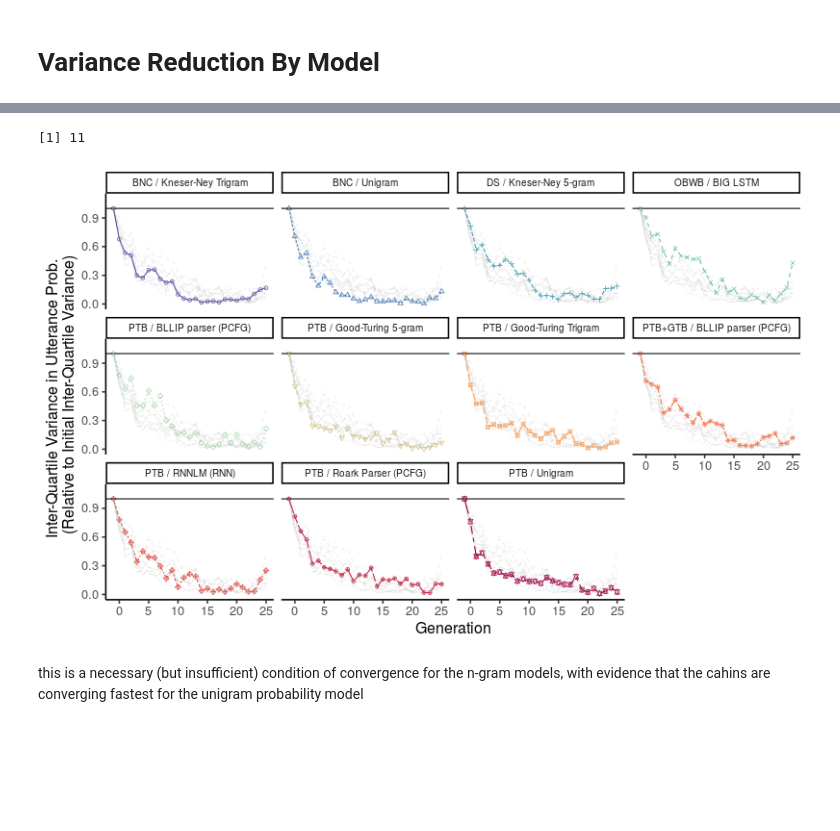
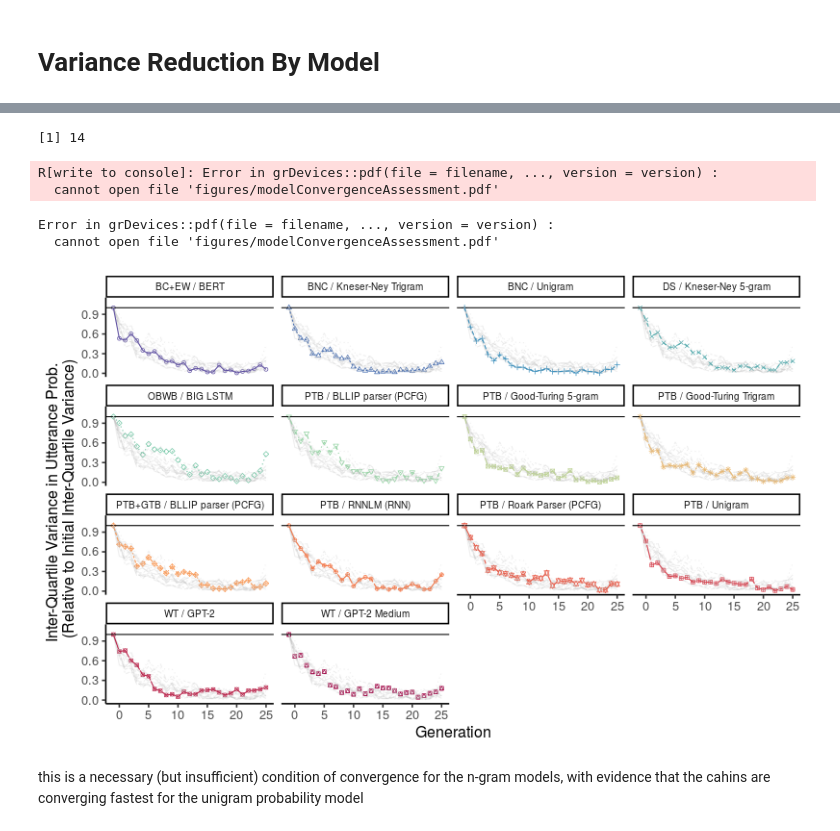
Before and after one commit to smeylan/telephone-analysis-public, a Jupyter notebook: Aggregate Chain Results Under LMs.ipynb, the cells around one changed output, grey strips where cells are left out. Saved outputs shown, nothing was run; the diff lists cells and outputs as text; code cells hidden in the pictures; blank space fills up the shorter version.

Commit message:
code for tentative results on GPT-2/BERT

```diff
--- a/Aggregate Chain Results Under LMs.ipynb
+++ b/Aggregate Chain Results Under LMs.ipynb
@@ -167,3 +231,12 @@ language_model_measures = ['biglm_probability', u'WSJ_Roark_Negative.Log.Probabi
+# %%
+all_runs = pd.read_csv('./intermediate_results/all_runs_raw_model_outputs.csv')
+# %%
+language_model_measures = ['biglm_probability', u'WSJ_Roark_Negative.Log.Probability',
+          u'BNC_KNN_unigramProb', u'BNC_KNN_trigramProb','kenlm_probability','bllip_probability',
+        'bllip_wsj_probability', 'mikolov_wsj_probability','WSJ_gt_unigramProb'
+        ,'WSJ_gt_trigramProb', 'WSJ_gt_5gramProb',
+                           'gpt2_normal_probability', 'gpt2_medium_probability', 'bert_probability',
+]
 # %%
 # normalize all language model measures by the number of words
 all_runs['length_in_words'] = [telephone_analysis.getLengthInWords(x, {}) for x in all_runs['user_candidate_transcription']]
@@ -436,0 +519,2 @@ normalizedVars = ['normalized_'+ x for x in ['biglm_probability', u'WSJ_Roark_Ne
+# %%
+normalizedVars = ['normalized_'+ x for x in language_model_measures]
@@ -489,36 +571,43 @@ def varianceReductionPlot(df, measureVars, graphTitle, maxGeneration=0):
         "BNC_KNN_unigramProb" = "BNC / Unigram", \
         "WSJ_Roark_Negative.Log.Probability" = "PTB / Roark Parser (PCFG)", \
         "kenlm_probability" = "DS / Kneser-Ney 5-gram", \
         "bllip_probability" = "PTB+GTB / BLLIP parser (PCFG)", \
         "bllip_wsj_probability" = "PTB / BLLIP parser (PCFG)", \
         "mikolov_wsj_probability" = "PTB / RNNLM (RNN)", \
         "WSJ_gt_unigramProb" = "PTB / Unigram", \
         "WSJ_gt_trigramProb" = "PTB / Good-Turing Trigram", \
-        "WSJ_gt_5gramProb" = "PTB / Good-Turing 5-gram" ))
+        "WSJ_gt_5gramProb" = "PTB / Good-Turing 5-gram", \
+        "gpt2_normal_probability" = "WT / GPT-2", \
+        "gpt2_medium_probability" = "WT / GPT-2 Medium", \
+        "bert_probability" = "BC+EW / BERT" ))
     %R colorCount = length(levels(as.factor(single_df$model)))
     %R print(colorCount)
     %R ref_dfs = do.call('rbind', lapply(unique(single_df$model), function(model){ get_ref_df(model, single_df)}))
     %R p1 = ggplot(single_df)+ theme_classic(base_size = 16) + xlab('Generation') \
     + geom_point(aes(x=upstream_pointer,y=normalized_var, colour=model, shape=model))  \
     + scale_shape_manual(values=1:colorCount) \
     + ylab('Inter-Quartile Variance in Utterance Prob. \n (Relative to Initial Inter-Quartile Variance)') \
     + coord_cartesian(ylim=c(0,1.1)) \
     + geom_hline(yintercept=1)  \
     + geom_line(data=ref_dfs, aes(x=upstream_pointer,y=normalized_var, linetype=line_model),colour='gray', alpha=.25) \
     + geom_line(aes(x=upstream_pointer,y=normalized_var, colour=model, linetype=model)) \
     + guides(shape=guide_legend(title="Model"),colour=guide_legend(title="Model"),linetype=guide_legend(title="Model")) \
     + scale_color_manual(values = rev(colorRampPalette(brewer.pal(11,"Spectral")[c(c(1:4),c(8:11))])(colorCount))) \
     + facet_wrap(~model) \
     + theme(legend.position='none', strip.text.x = element_text(size = 10))
 
     %R ggsave('figures/modelConvergenceAssessment.pdf', plot=p1, height=6, width=12)
     %R  -w 800 -h 500 print(p1)
     return(single_df)
 
 single_df = varianceReductionPlot(all_runs, normalizedVars[::-1], '', maxGeneration=25)
 # %% [output]
-[1] 11
+[1] 14
+R[write to console]: Error in grDevices::pdf(file = filename, ..., version = version) :
+  cannot open file 'figures/modelConvergenceAssessment.pdf'
+Error in grDevices::pdf(file = filename, ..., version = version) :
+  cannot open file 'figures/modelConvergenceAssessment.pdf'
-[figure, old version]
+[figure, new version]
 # %% [markdown]
 this is a necessary (but insufficient) condition of convergence for the n-gram models, with evidence that the cahins are converging fastest for the unigram probability model
 # %% [markdown]
```
Also changed, not shown: parts of 38 cells of this notebook, 4 other files.
